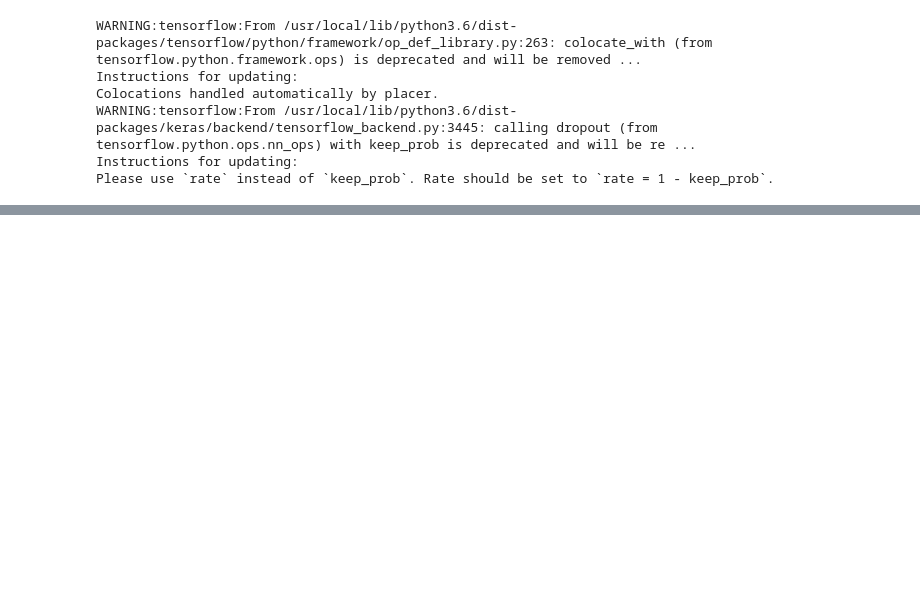
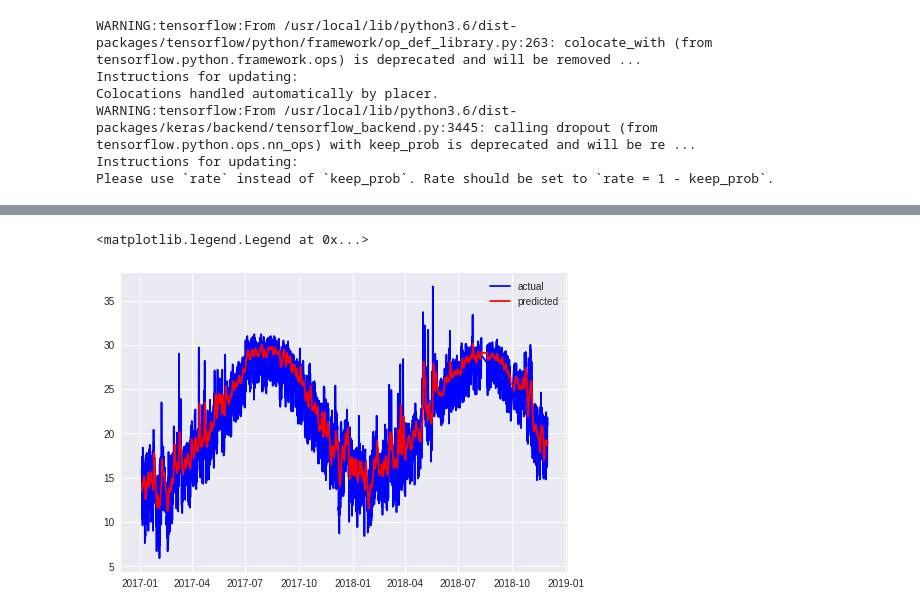
Before and after one commit to phpenthusiast/adventures_in_ml, a Jupyter notebook: 5 temperature forecasting with rnn.ipynb, the cells around one changed output, grey strips where cells are left out. Drawn from its saved outputs; the diff is of its cells as text; code cells hidden in the pictures; blank space fills up the shorter version.

```diff
--- a/5 temperature forecasting with rnn.ipynb
+++ b/5 temperature forecasting with rnn.ipynb
@@ -210,0 +285,13 @@ predictions = scaler.inverse_transform(predictions)
+# %%
+# Plot
+# Pop the first 30 values from the timeseries that
+x_axis = dataset_test.index[30:]
+
+# Visualize the predicted values against the actual data
+plt.plot(x_axis, scaler.inverse_transform(y_test.reshape(-1, 1)), 'b')
+plt.plot(x_axis, predictions, 'r')
+
+plt.legend(['actual','predicted'])
+# %% [output]
+<matplotlib.legend.Legend at 0x...>
+[figure, added]
```
Also changed, not shown: parts of 23 cells of this notebook.
